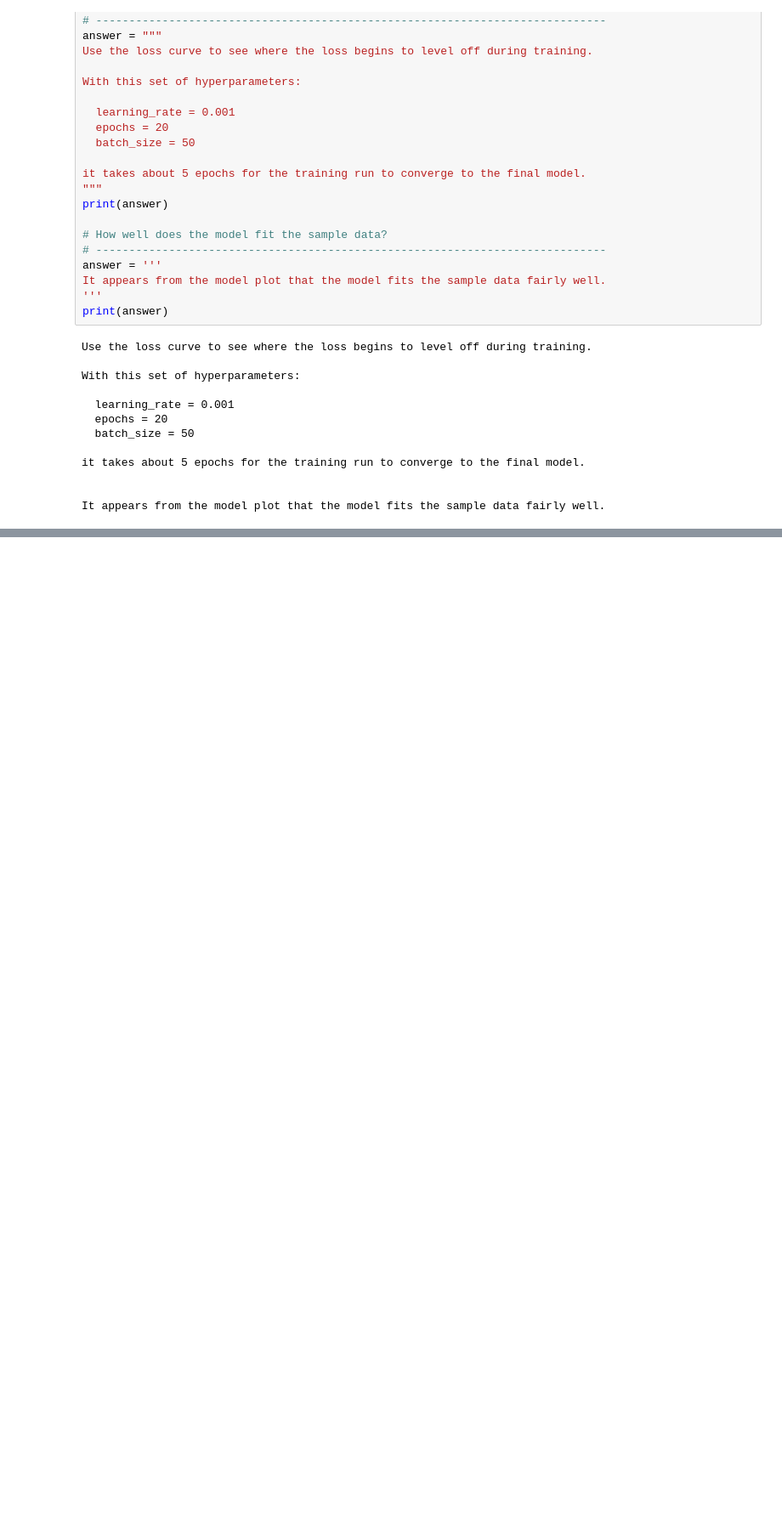
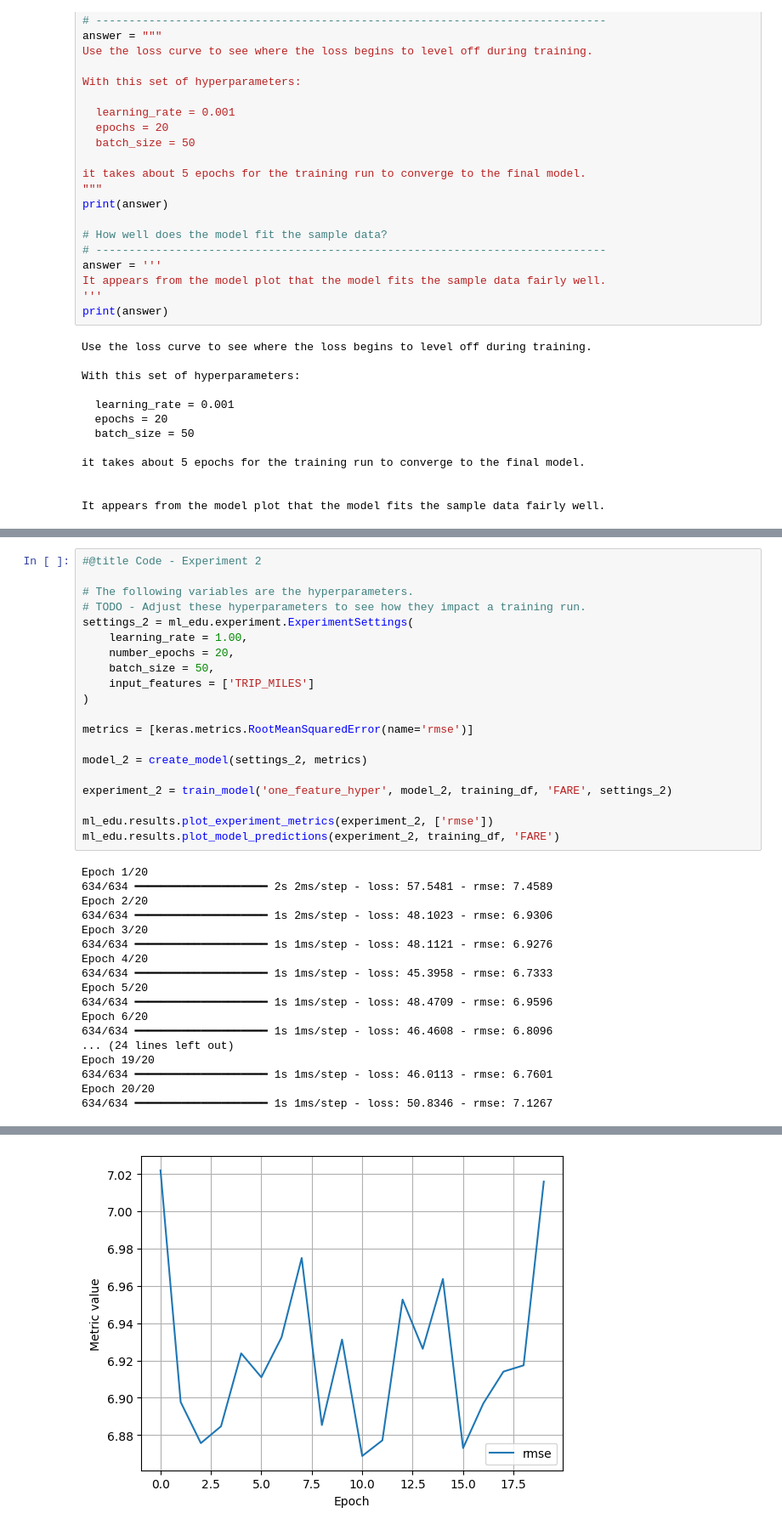
Before and after one commit to fotomain/py_labs_ai_crash_course, a Jupyter notebook: ai_taxi1.ipynb, the cells around one changed output, grey strips where cells are left out. Shown at 85% size. Cells and saved outputs as stored; diff of their text form; blank space fills up the shorter version.

```diff
--- a/ai_taxi1.ipynb
+++ b/ai_taxi1.ipynb
@@ -326,0 +336,38 @@ It appears from the model plot that the model fits the sample data fairly well.
+# %%
+#@title Code - Experiment 2
+
+# The following variables are the hyperparameters.
+# TODO - Adjust these hyperparameters to see how they impact a training run.
+settings_2 = ml_edu.experiment.ExperimentSettings(
+    learning_rate = 1.00,
+    number_epochs = 20,
+    batch_size = 50,
+    input_features = ['TRIP_MILES']
+)
+
+metrics = [keras.metrics.RootMeanSquaredError(name='rmse')]
+
+model_2 = create_model(settings_2, metrics)
+
+experiment_2 = train_model('one_feature_hyper', model_2, training_df, 'FARE', settings_2)
+
+ml_edu.results.plot_experiment_metrics(experiment_2, ['rmse'])
+ml_edu.results.plot_model_predictions(experiment_2, training_df, 'FARE')
+# %% [output]
+Epoch 1/20
+634/634 ━━━━━━━━━━━━━━━━━━━━ 2s 2ms/step - loss: 57.5481 - rmse: 7.4589
+Epoch 2/20
+634/634 ━━━━━━━━━━━━━━━━━━━━ 1s 2ms/step - loss: 48.1023 - rmse: 6.9306
+Epoch 3/20
+634/634 ━━━━━━━━━━━━━━━━━━━━ 1s 1ms/step - loss: 48.1121 - rmse: 6.9276
+Epoch 4/20
+634/634 ━━━━━━━━━━━━━━━━━━━━ 1s 1ms/step - loss: 45.3958 - rmse: 6.7333
+Epoch 5/20
+634/634 ━━━━━━━━━━━━━━━━━━━━ 1s 1ms/step - loss: 48.4709 - rmse: 6.9596
+Epoch 6/20
+634/634 ━━━━━━━━━━━━━━━━━━━━ 1s 1ms/step - loss: 46.4608 - rmse: 6.8096
+... (24 lines left out)
+Epoch 19/20
+634/634 ━━━━━━━━━━━━━━━━━━━━ 1s 1ms/step - loss: 46.0113 - rmse: 6.7601
+Epoch 20/20
+634/634 ━━━━━━━━━━━━━━━━━━━━ 1s 1ms/step - loss: 50.8346 - rmse: 7.1267
@@ -326,0 +377 @@ It appears from the model plot that the model fits the sample data fairly well.
+[figure, added]
```
Also changed, not shown: parts of 5 cells of this notebook.
